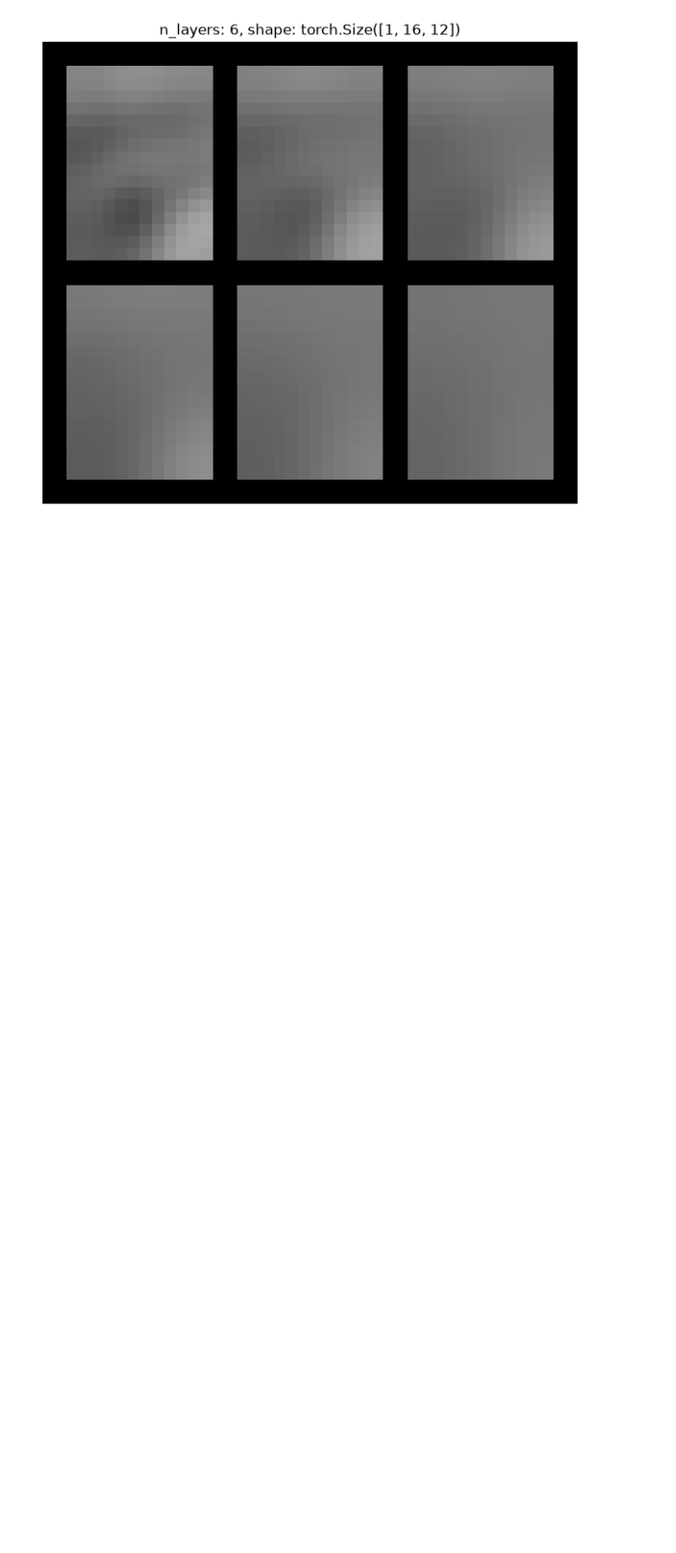
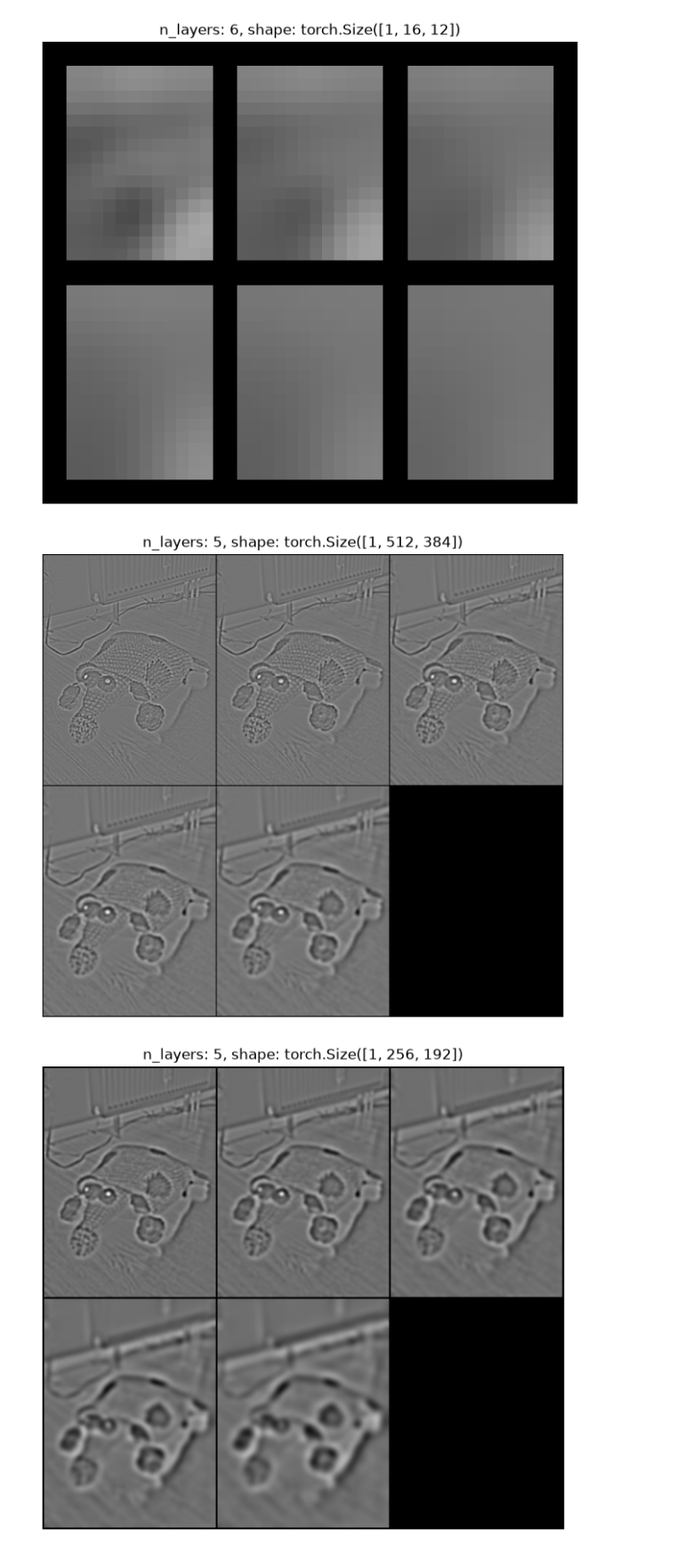
Before and after one commit to vinneyto/photogrammetry, a Jupyter notebook: src/sift/sift.ipynb, the cells around one changed output. Shown at 89% size. Saved outputs shown, nothing was run; the diff lists cells and outputs as text; code cells hidden in the pictures; blank space fills up the shorter version.

```diff
--- a/src/sift/sift.ipynb
+++ b/src/sift/sift.ipynb
@@ -41,0 +38,7 @@ for ref_octave, octave in zip(ref_octaves, octaves):
+# %%
+dog = build_dog(octaves)
+
+draw_octaves_grid(dog, normalize=True)
+# %% [output]
+[figure, added]
+[figure, added]
```
Also changed, not shown: parts of 4 cells of this notebook, 4 other files.
